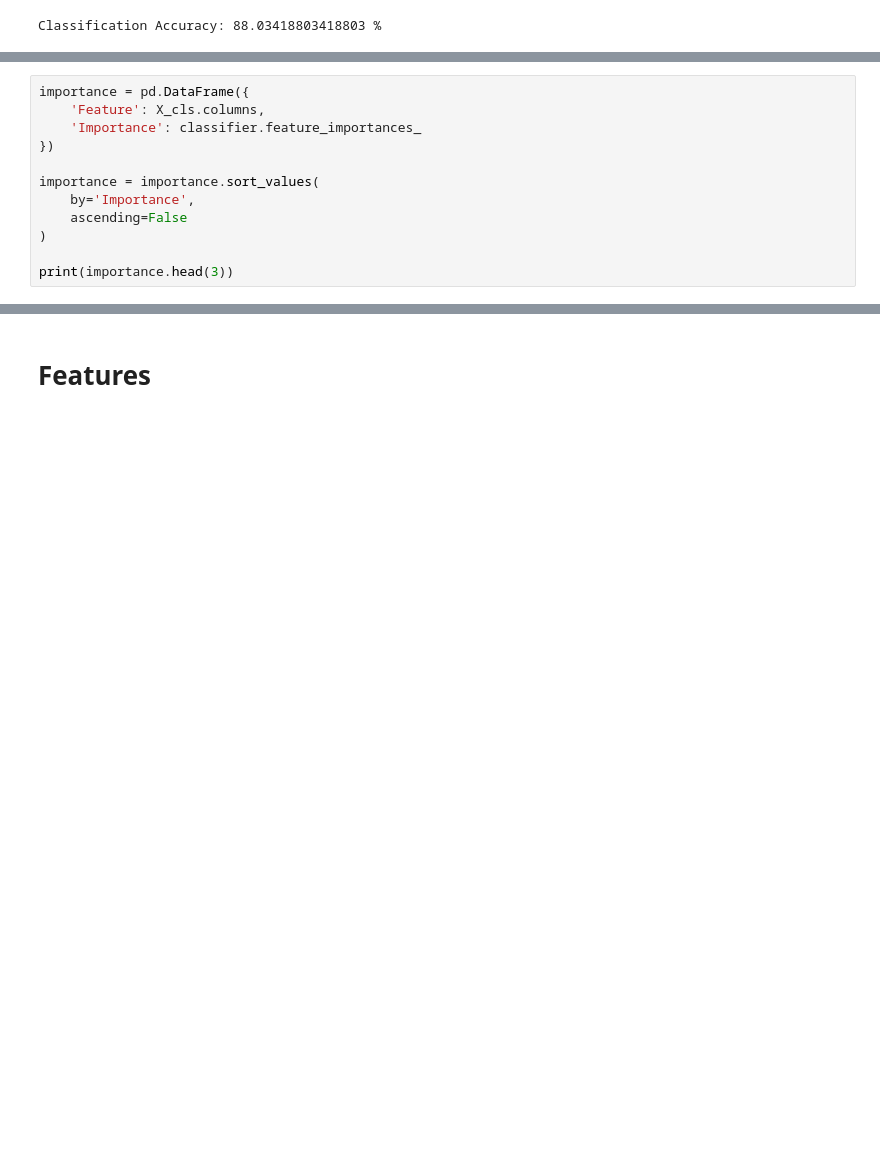
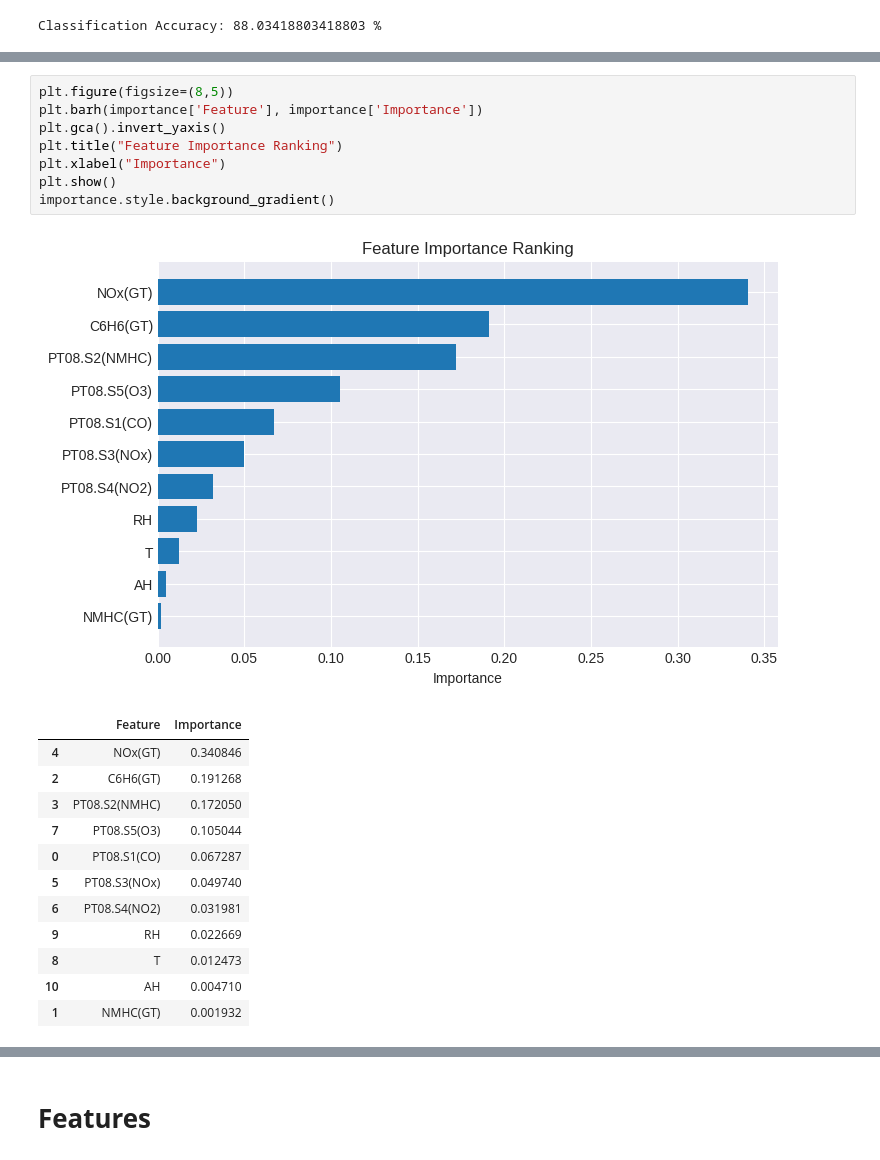
Before and after one commit to namharledba/Air-Quality-Prediction-Dashboard-, a Jupyter notebook: DataAnalysisFile.ipynb, the cells around one changed output, grey strips where cells are left out. Cells and saved outputs as stored; diff of their text form; blank space fills up the shorter version.

```diff
--- a/DataAnalysisFile.ipynb
+++ b/DataAnalysisFile.ipynb
@@ -579,12 +562,0 @@ weighted avg       0.88      0.88      0.88      1872
-# %%
-importance = pd.DataFrame({
-    'Feature': X_cls.columns,
-    'Importance': classifier.feature_importances_
-})
-
-importance = importance.sort_values(
-    by='Importance',
-    ascending=False
-)
-
-print(importance.head(3))
@@ -595,0 +578,22 @@ print(importance.head(3))
+# %%
+plt.figure(figsize=(8,5))
+plt.barh(importance['Feature'], importance['Importance'])
+plt.gca().invert_yaxis()
+plt.title("Feature Importance Ranking")
+plt.xlabel("Importance")
+plt.show()
+importance.style.background_gradient()
+# %% [output]
+[figure, added]
+|  | Feature | Importance |
+| 4 | NOx(GT) | 0.340846 |
+| 2 | C6H6(GT) | 0.191268 |
+| 3 | PT08.S2(NMHC) | 0.172050 |
+| 7 | PT08.S5(O3) | 0.105044 |
+| 0 | PT08.S1(CO) | 0.067287 |
+| 5 | PT08.S3(NOx) | 0.049740 |
+| 6 | PT08.S4(NO2) | 0.031981 |
+| 9 | RH | 0.022669 |
+| 8 | T | 0.012473 |
+| 10 | AH | 0.004710 |
+| 1 | NMHC(GT) | 0.001932 |
```
Also changed, not shown: parts of 6 cells of this notebook.
